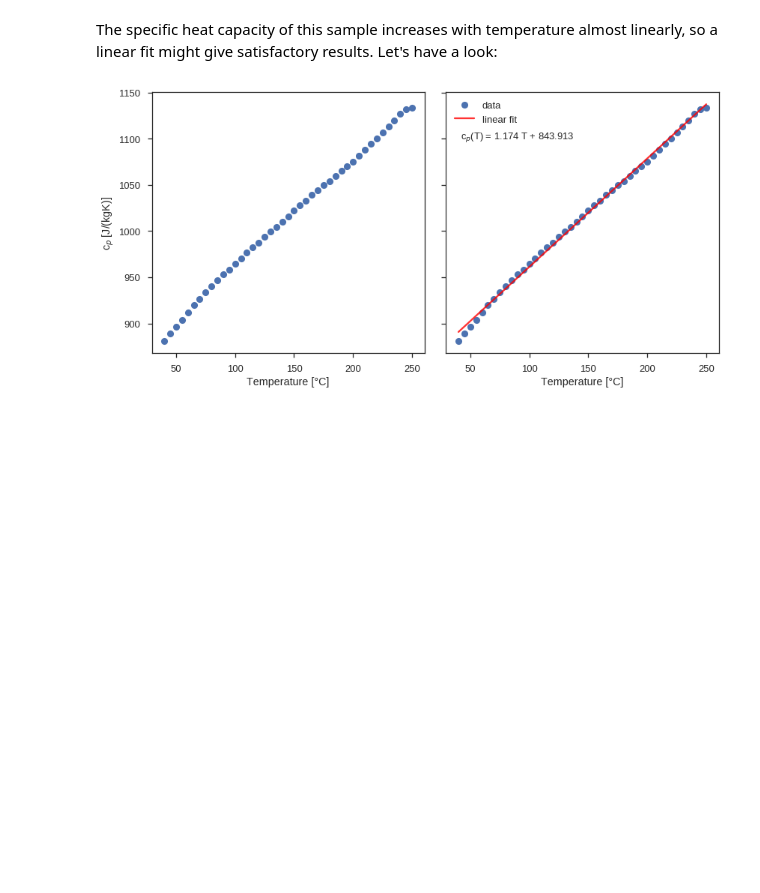
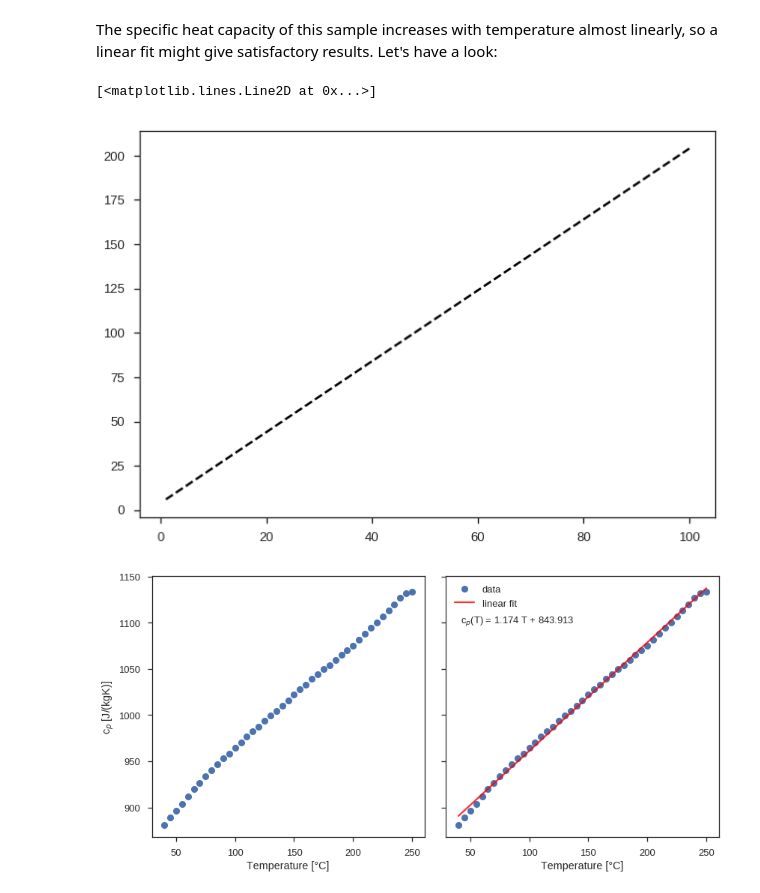
Before and after one commit to Japhiolite/geothermics, a Jupyter notebook: 03_heat_capacity.ipynb, the cells around one changed output. Saved outputs shown, nothing was run; the diff lists cells and outputs as text; code cells hidden in the pictures; blank space fills up the shorter version.

```diff
--- a/03_heat_capacity.ipynb
+++ b/03_heat_capacity.ipynb
@@ -62,3 +64,10 @@ The specific heat capacity of this sample increases with temperature almost line
+# %%
+x = linspace(1,100,100)
+y = 2*x +4
+plot(x,y,'k--')
+# %% [output]
+[<matplotlib.lines.Line2D at 0x...>]
+[figure, added]
 # %%
 fig, axs = plt.subplots(1,2,figsize=[12,6], sharey=True)
 axs[0].plot(data['Temp[C]'], data['cp[J/kgK]'], 'o')
```
Also changed, not shown: parts of 1 cell of this notebook, 6 other files.
